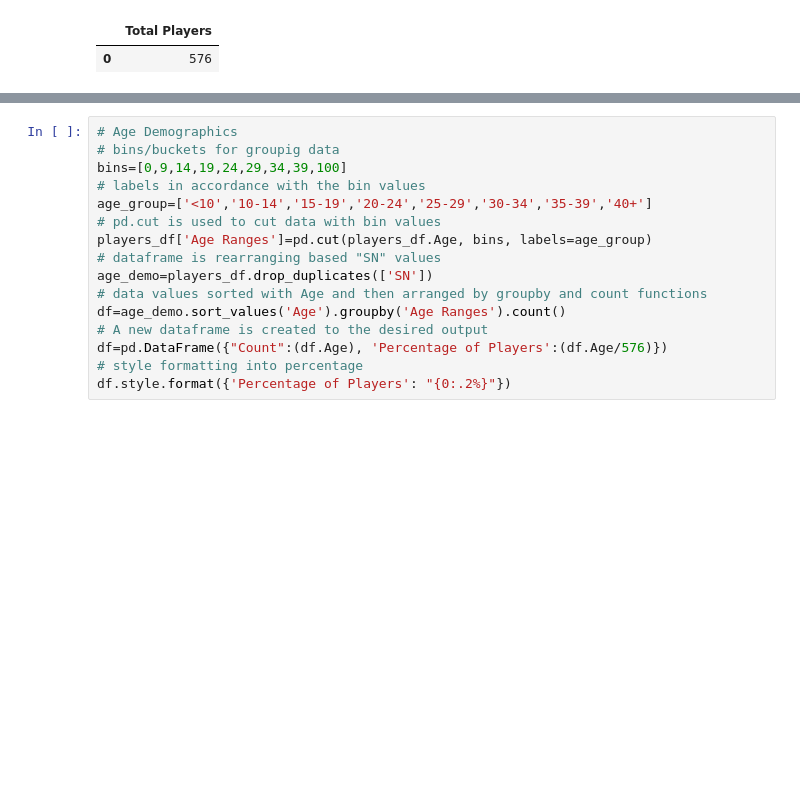
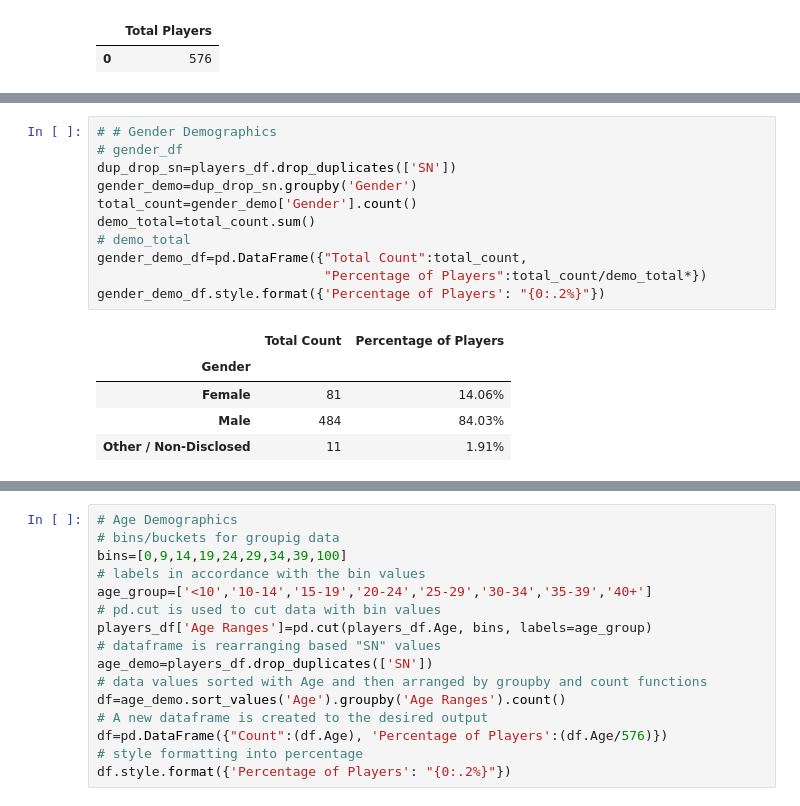
Before and after one commit to SoniMohandas/Pandas-Challenge, a Jupyter notebook: HeroesOfPymoli/pymoli_heroes.ipynb, the cells around one changed output, grey strips where cells are left out. Cells and saved outputs as stored; diff of their text form; blank space fills up the shorter version.

```diff
--- a/HeroesOfPymoli/pymoli_heroes.ipynb
+++ b/HeroesOfPymoli/pymoli_heroes.ipynb
@@ -40 +41,18 @@ pd.DataFrame({"Number of Unique Items":[uniq_items], "Average Price":[avg_price]
+# %%
+# # Gender Demographics
+# gender_df
+dup_drop_sn=players_df.drop_duplicates(['SN'])
+gender_demo=dup_drop_sn.groupby('Gender')
+total_count=gender_demo['Gender'].count()
+demo_total=total_count.sum()
+# demo_total
+gender_demo_df=pd.DataFrame({"Total Count":total_count,
+                             "Percentage of Players":total_count/demo_total*})
+gender_demo_df.style.format({'Percentage of Players': "{0:.2%}"})
+# %% [output]
+|  | Total Count | Percentage of Players |
+| Gender |  |  |
+| Female | 81 | 14.06% |
+| Male | 484 | 84.03% |
+| Other / Non-Disclosed | 11 | 1.91% |
 # %%
```
Also changed, not shown: parts of 7 cells of this notebook.
